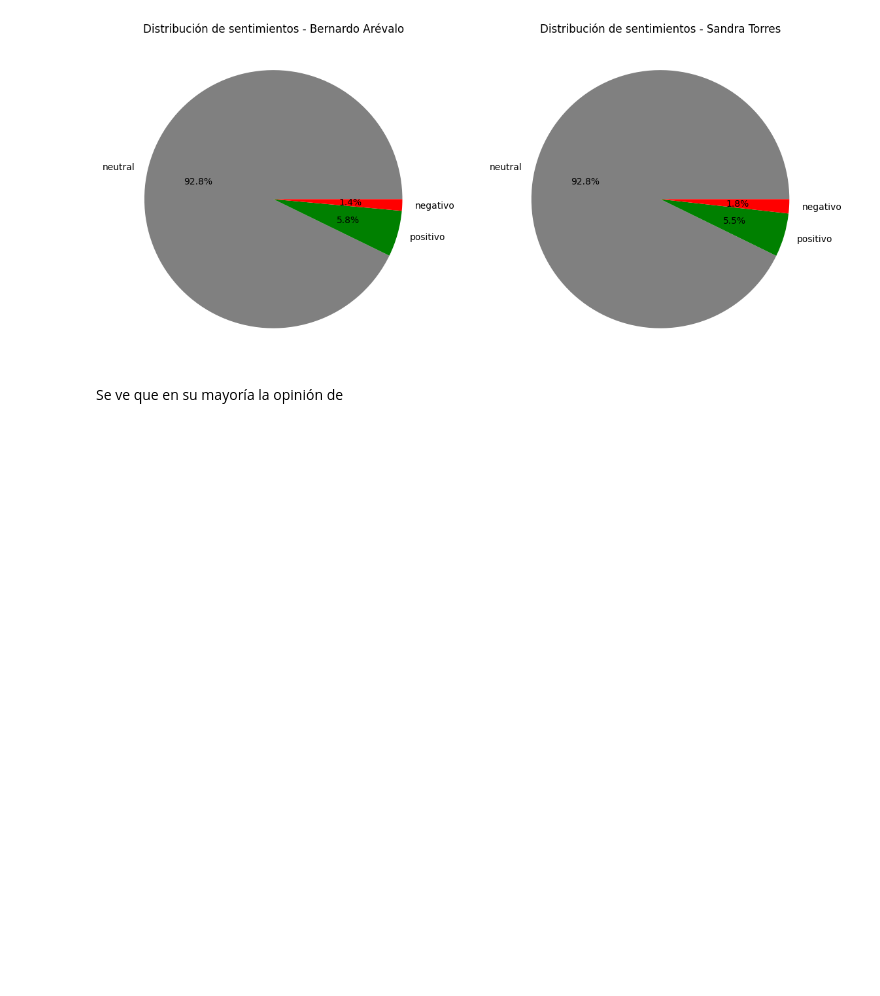
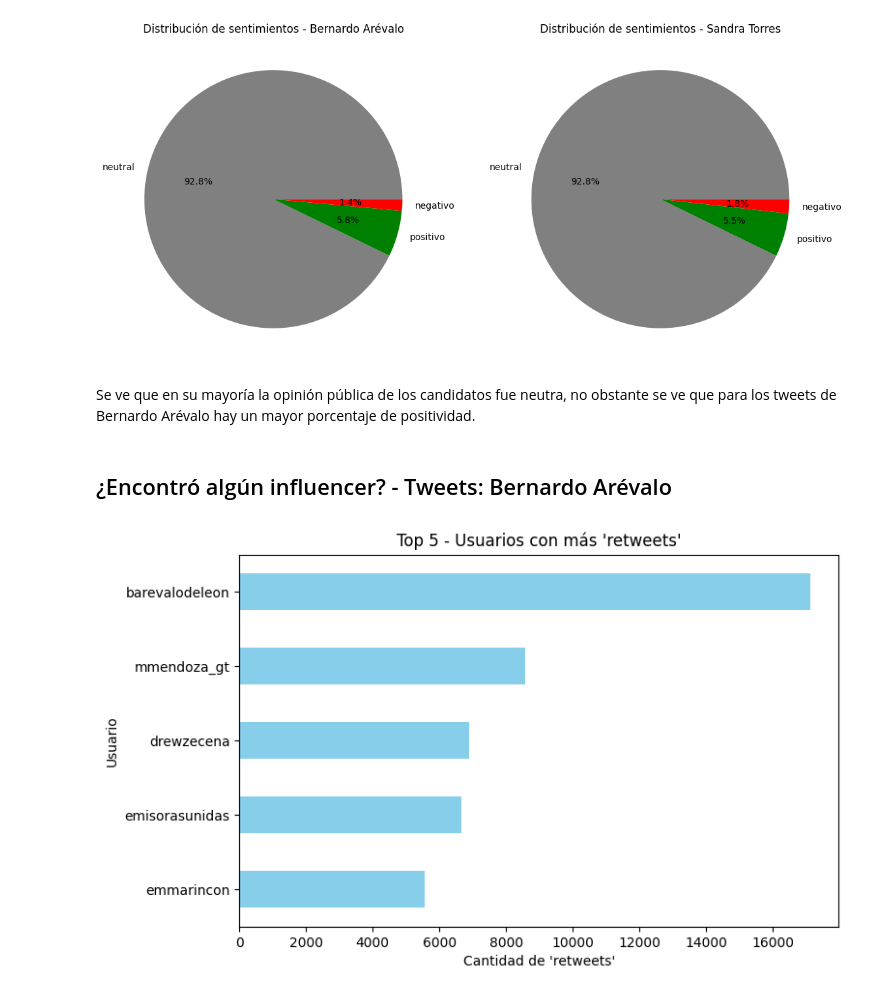
Before and after one commit to guillermoSb/datascience_laboratorio6, a Jupyter notebook: Problema2.ipynb, the cells around one changed output. Drawn from its saved outputs; the diff is of its cells as text; code cells hidden in the pictures; blank space fills up the shorter version.

Commit message:
Influencers bernardo arévalo

```diff
--- a/Problema2.ipynb
+++ b/Problema2.ipynb
@@ -156,7 +172,7 @@ sia = SentimentIntensityAnalyzer()
 df_bernardo['compound_score'] = df_bernardo['rawContent'].apply(lambda x: sia.polarity_scores(x)['compound'])
 df_sandra['compound_score'] = df_sandra['rawContent'].apply(lambda x: sia.polarity_scores(x)['compound'])
 
-df_bernardo['sentiment'] = df_bernardo['compound_score'].apply(lambda x: 'positivo' if x > 0 else 'negativo' if x < 0 else 'neutral')
+df_bernardo['sentiment'] = df_bernardo['compound_score'].apply(lambda x: 'positivo' if x > 0.05 else 'negativo' if x < -0.05 else 'neutral')
 df_sandra['sentiment'] = df_sandra['compound_score'].apply(lambda x: 'positivo' if x > 0 else 'negativo' if x < 0 else 'neutral')
 
 sentiment_values_bernardo = df_bernardo['sentiment'].value_counts()
@@ -177,4 +193,21 @@ plt.show()
 # %% [output]
 [figure]
 # %% [markdown]
-Se ve que en su mayoría la opinión de
+Se ve que en su mayoría la opinión pública de los candidatos fue neutra, no obstante se ve que para los tweets de Bernardo Arévalo hay un mayor porcentaje de positividad.
+# %% [markdown]
+## ¿Encontró algún influencer? - Tweets: Bernardo Arévalo
+# %%
+df_bernardo['retweetCount'] = df_bernardo['retweetCount'].astype(int)
+retweets_per_user_b = df_bernardo.groupby('tweet_username')['retweetCount'].sum()
+top_users = retweets_per_user_b.sort_values(ascending=False)
+
+
+plt.figure(figsize=(8, 5))
+top_users.head(5).plot.barh(color='skyblue')
+plt.gca().invert_yaxis()
+plt.xlabel('Cantidad de \'retweets\'')
+plt.ylabel('Usuario')
+plt.title('Top 5 - Usuarios con más \'retweets\'')
+plt.show()
+# %% [output]
+[figure, added]
```
Also changed, not shown: parts of 4 cells of this notebook.
